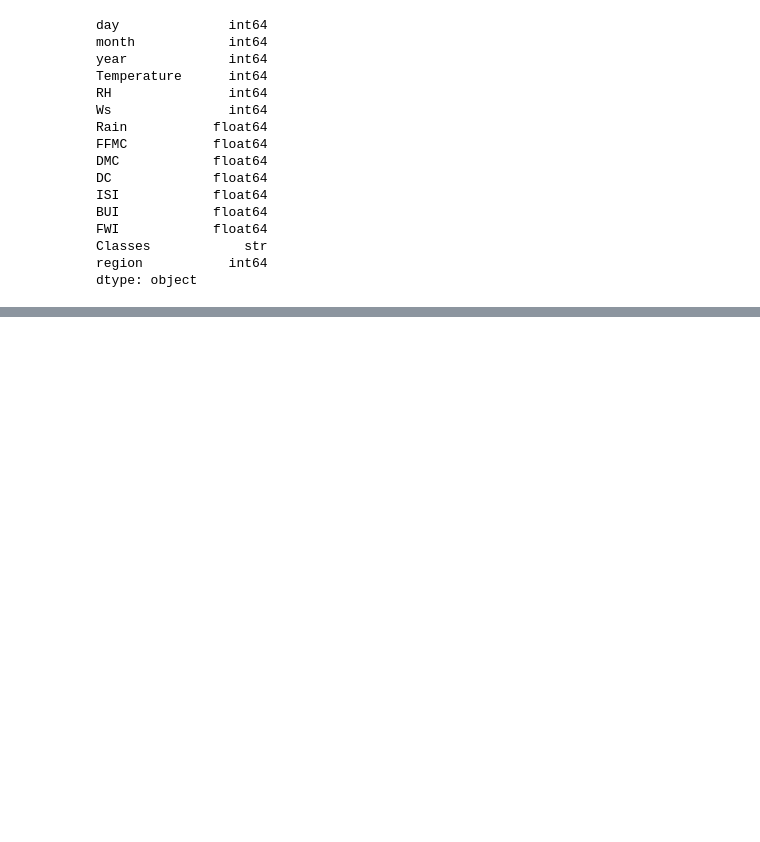
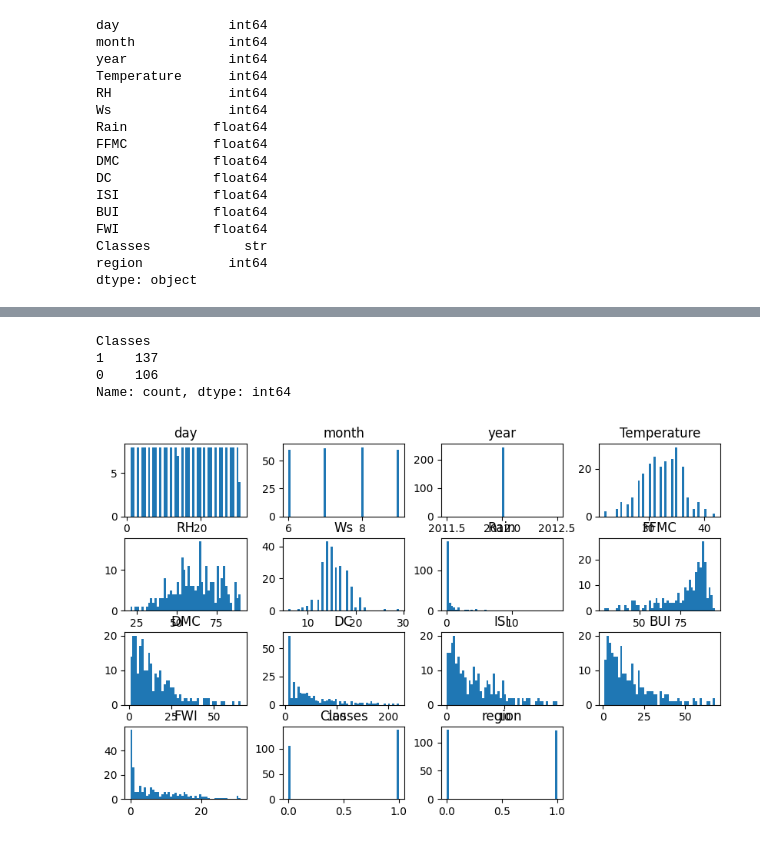
Before and after one commit to NarnindiMounica/Machine_Learning_Works, a Jupyter notebook: Regression/ridge_lasso_elasticnet_regression.ipynb, the cells around one changed output, grey strips where cells are left out. Saved outputs shown, nothing was run; the diff lists cells and outputs as text; code cells hidden in the pictures; blank space fills up the shorter version.

Commit message:
algerian forest fires dataset eda

```diff
--- a/Regression/ridge_lasso_elasticnet_regression.ipynb
+++ b/Regression/ridge_lasso_elasticnet_regression.ipynb
@@ -201,0 +217,17 @@ df['DC'].dtype
+# %%
+#encoding 'Classes' feature
+
+df['Classes'] = np.where(df['Classes'].str.contains("not fire"), 0, 1)
+# %%
+df['Classes'].value_counts()
+# %% [output]
+Classes
+1    137
+0    106
+Name: count, dtype: int64
+# %%
+#plt.style.use("seaborn")
+df.hist(bins=50, figsize=(10,6), grid=False)
+plt.show()
+# %% [output]
+[figure, added]
```
Also changed, not shown: parts of 4 cells of this notebook, 1 other file.
